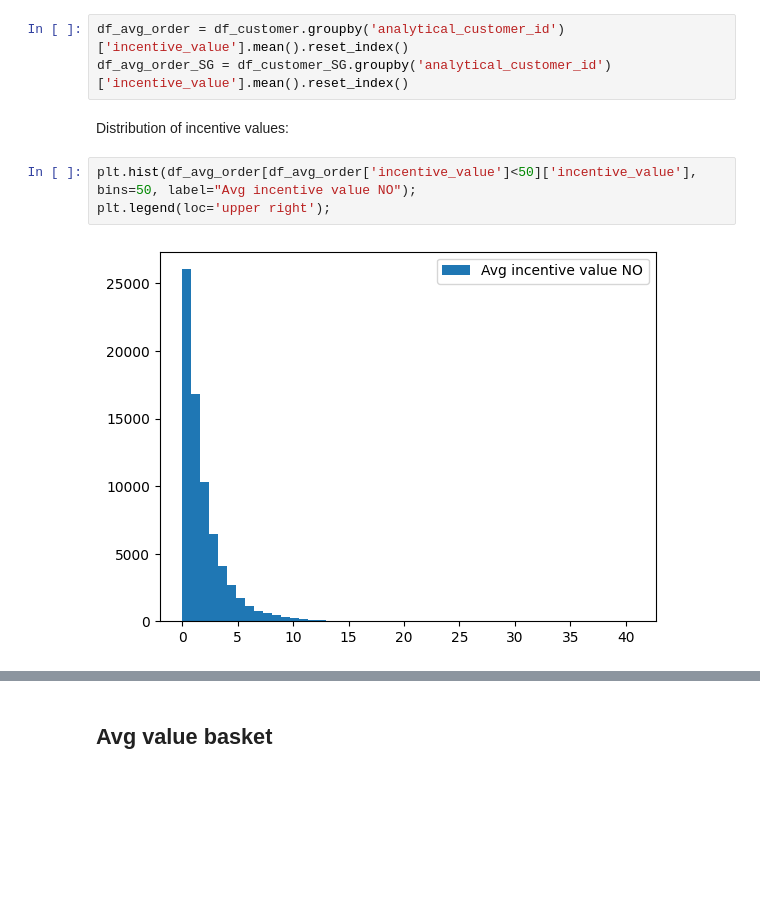
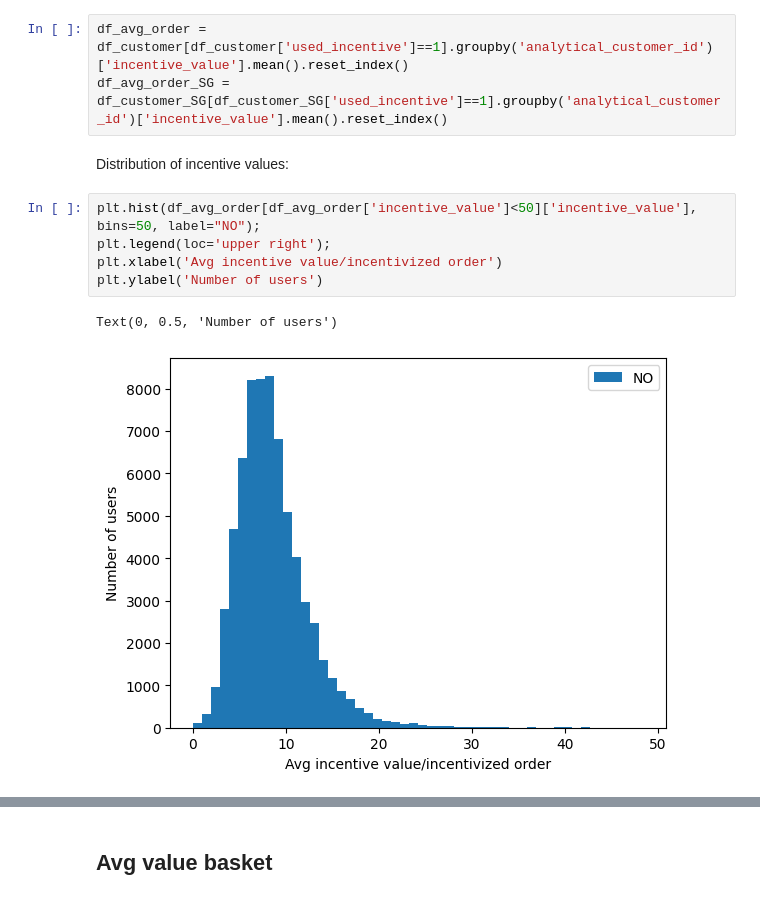
Before and after one commit to AChiaraCapuano/incentives_analysis, a Jupyter notebook: analysis_nb.ipynb, the cells around one changed output, grey strips where cells are left out. Saved outputs shown, nothing was run; the diff lists cells and outputs as text; blank space fills up the shorter version.

```diff
--- a/analysis_nb.ipynb
+++ b/analysis_nb.ipynb
@@ -111,11 +123,14 @@ plt.legend(loc='upper right');
 # %%
-df_avg_order = df_customer.groupby('analytical_customer_id')['incentive_value'].mean().reset_index()
-df_avg_order_SG = df_customer_SG.groupby('analytical_customer_id')['incentive_value'].mean().reset_index()
+df_avg_order = df_customer[df_customer['used_incentive']==1].groupby('analytical_customer_id')['incentive_value'].mean().reset_index()
+df_avg_order_SG = df_customer_SG[df_customer_SG['used_incentive']==1].groupby('analytical_customer_id')['incentive_value'].mean().reset_index()
 # %% [markdown]
 Distribution of incentive values:
 # %%
-plt.hist(df_avg_order[df_avg_order['incentive_value']<50]['incentive_value'], bins=50, label="Avg incentive value NO");
+plt.hist(df_avg_order[df_avg_order['incentive_value']<50]['incentive_value'], bins=50, label="NO");
 plt.legend(loc='upper right');
+plt.xlabel('Avg incentive value/incentivized order')
+plt.ylabel('Number of users')
 # %% [output]
+Text(0, 0.5, 'Number of users')
-[figure, old version]
+[figure, new version]
 # %%
```
Also changed, not shown: parts of 28 cells of this notebook.
